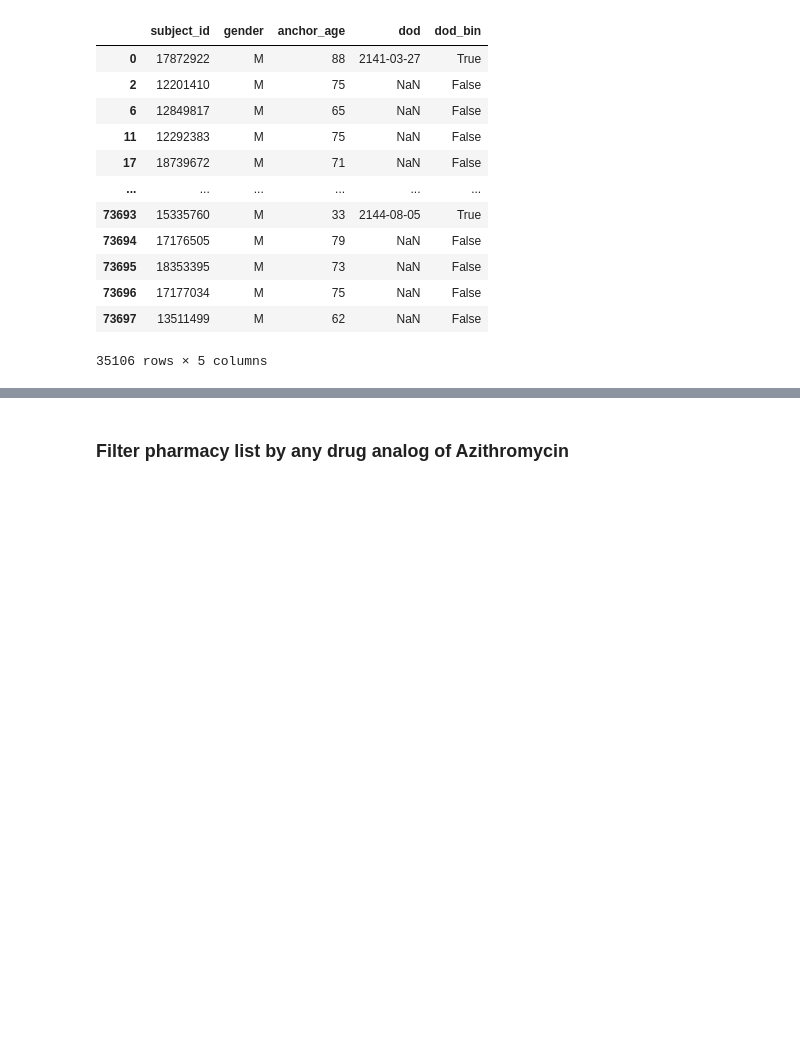
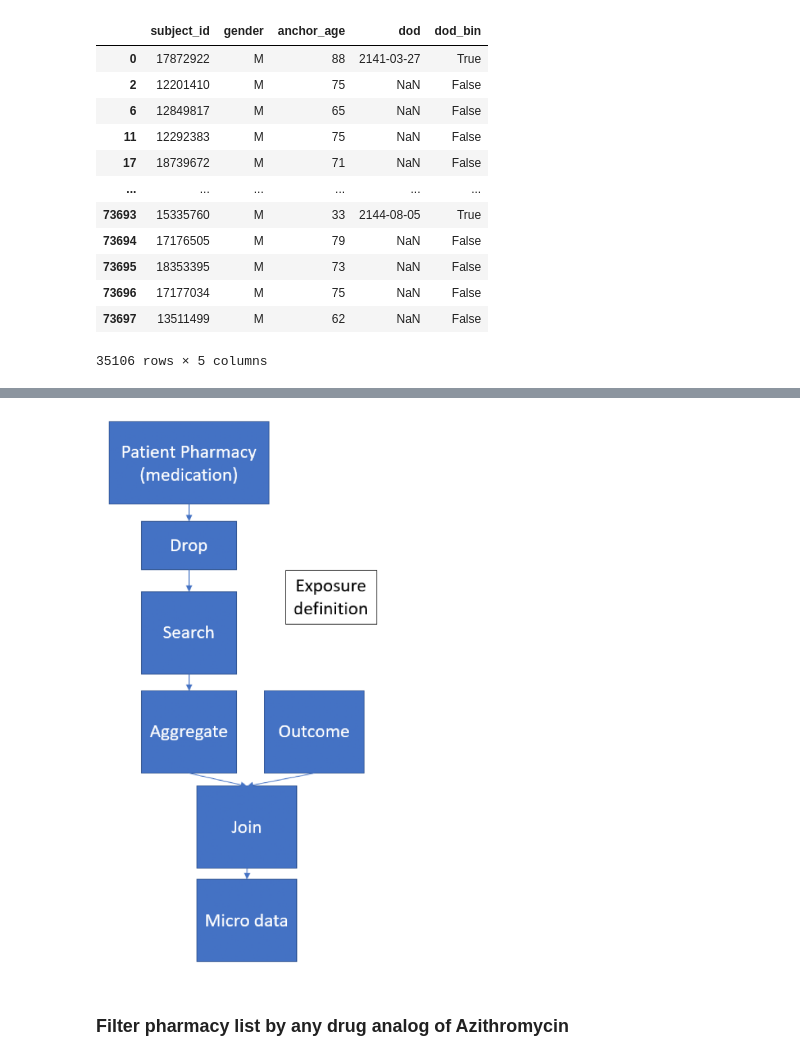
Before and after one commit to jshin13/coursework, a Jupyter notebook: mimic-iv-v2.ipynb, the cells around one changed output, grey strips where cells are left out. Cells and saved outputs as stored; diff of their text form; code cells hidden in the pictures; blank space fills up the shorter version.

```diff
--- a/mimic-iv-v2.ipynb
+++ b/mimic-iv-v2.ipynb
@@ -209,3 +215,9 @@ The exposure is defined based on the `medication` column
+# %%
+plt.imshow(plt.imread('https://i.ibb.co/7SZ5Y53/exposure.png'));
+plt.axis('off');
+plt.rcParams['figure.figsize'] = (25,25)
+# %% [output]
+[figure, added]
 # %% [markdown]
 ### Filter pharmacy list by any drug analog of Azithromycin
 # %% [markdown]
```
Also changed, not shown: parts of 5 cells of this notebook.
